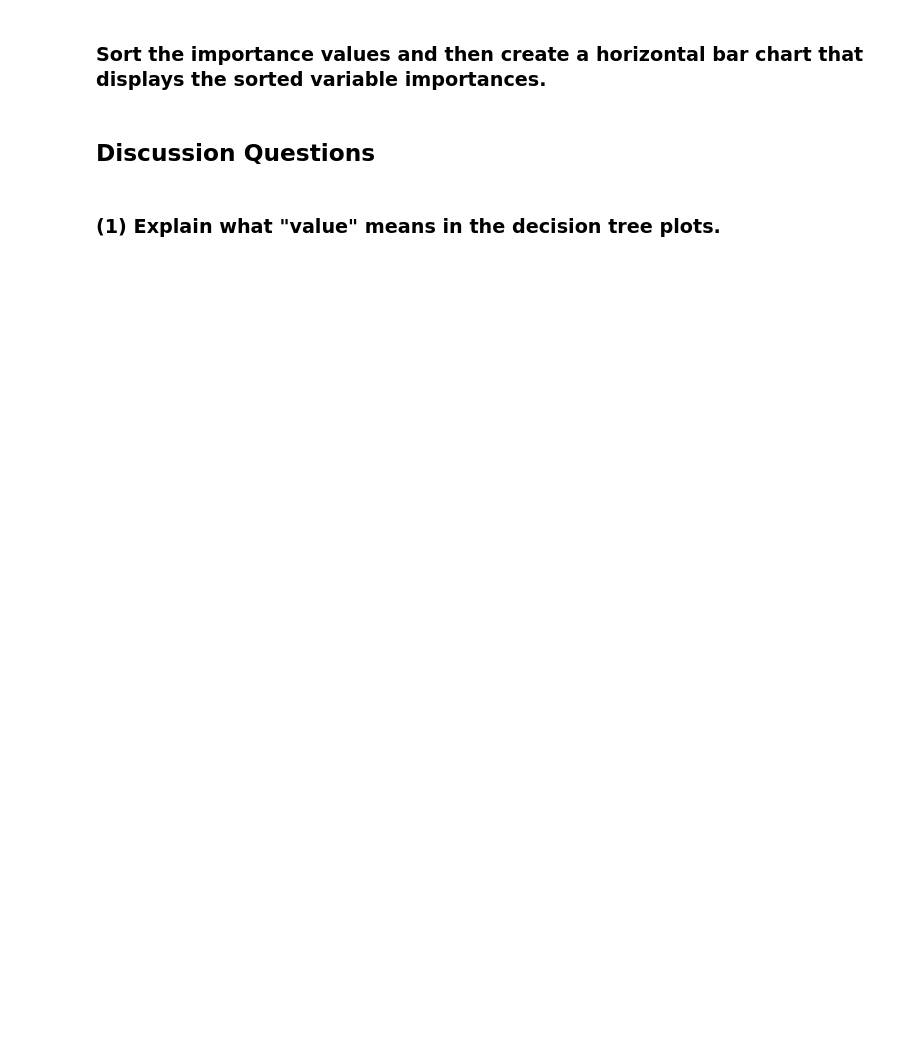
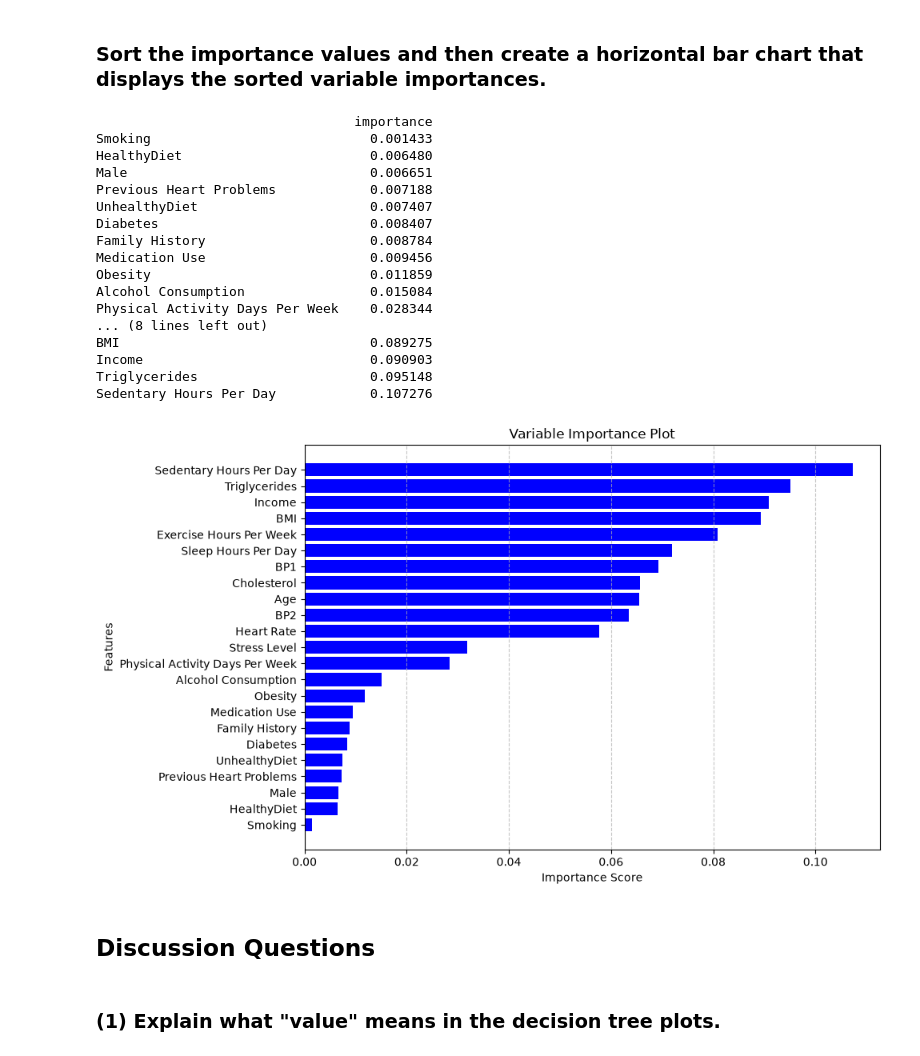
Before and after one commit to JamesBe2006/code_2600, a Jupyter notebook: mod08_rf.ipynb, the cells around one changed output. Saved outputs shown, nothing was run; the diff lists cells and outputs as text; code cells hidden in the pictures; blank space fills up the shorter version.

```diff
--- a/mod08_rf.ipynb
+++ b/mod08_rf.ipynb
@@ -242,4 +242,13 @@ You will be scored according to how well it performs on an unseen holdout set.
 # %%
 # Documentation: https://scikit-learn.org/dev/modules/generated/sklearn.ensemble.RandomForestRegressor.html
 
-rf_better = #fillin
+rf_better = RFC(max_features='sqrt',
+                criterion='log_loss',
+                n_estimators=900,
+                max_depth=5,
+                min_samples_leaf=250,
+                bootstrap=True,
+                oob_score=True,
+                random_state=seed)
+
+rf_better.fit(X_train, y_train)
@@ -260,10 +290,42 @@ feature_imp
 # %% [markdown]
 ### Sort the importance values and then create a horizontal bar chart that displays the sorted variable importances.
 # %%
-feature_imp_sorted = #fillin
+feature_imp_sorted = feature_imp.sort_values(by='importance')
+print(feature_imp_sorted)
+# Draw a horizontal bar chart
+plt.figure(figsize=(10, 6))
+plt.barh(
+    y=feature_imp_sorted.index, width = feature_imp_sorted["importance"], color="blue"
+)
 
-# Draw a horizontal bar chart
-#fillin
+# 4. Add labels and formatting
+plt.xlabel("Importance Score")
+plt.ylabel("Features")
+plt.title("Variable Importance Plot")
+plt.grid(axis="x", linestyle="--", alpha=0.7)
+
+# Display the chart
+plt.tight_layout()
+plt.show()
+# %% [output]
+                                 importance
+Smoking                            0.001433
+HealthyDiet                        0.006480
+Male                               0.006651
+Previous Heart Problems            0.007188
+UnhealthyDiet                      0.007407
+Diabetes                           0.008407
+Family History                     0.008784
+Medication Use                     0.009456
+Obesity                            0.011859
+Alcohol Consumption                0.015084
+Physical Activity Days Per Week    0.028344
+... (8 lines left out)
+BMI                                0.089275
+Income                             0.090903
+Triglycerides                      0.095148
+Sedentary Hours Per Day            0.107276
+[figure, added]
 # %% [markdown]
 ## Discussion Questions
 # %% [markdown]
```
Also changed, not shown: parts of 7 cells of this notebook.
